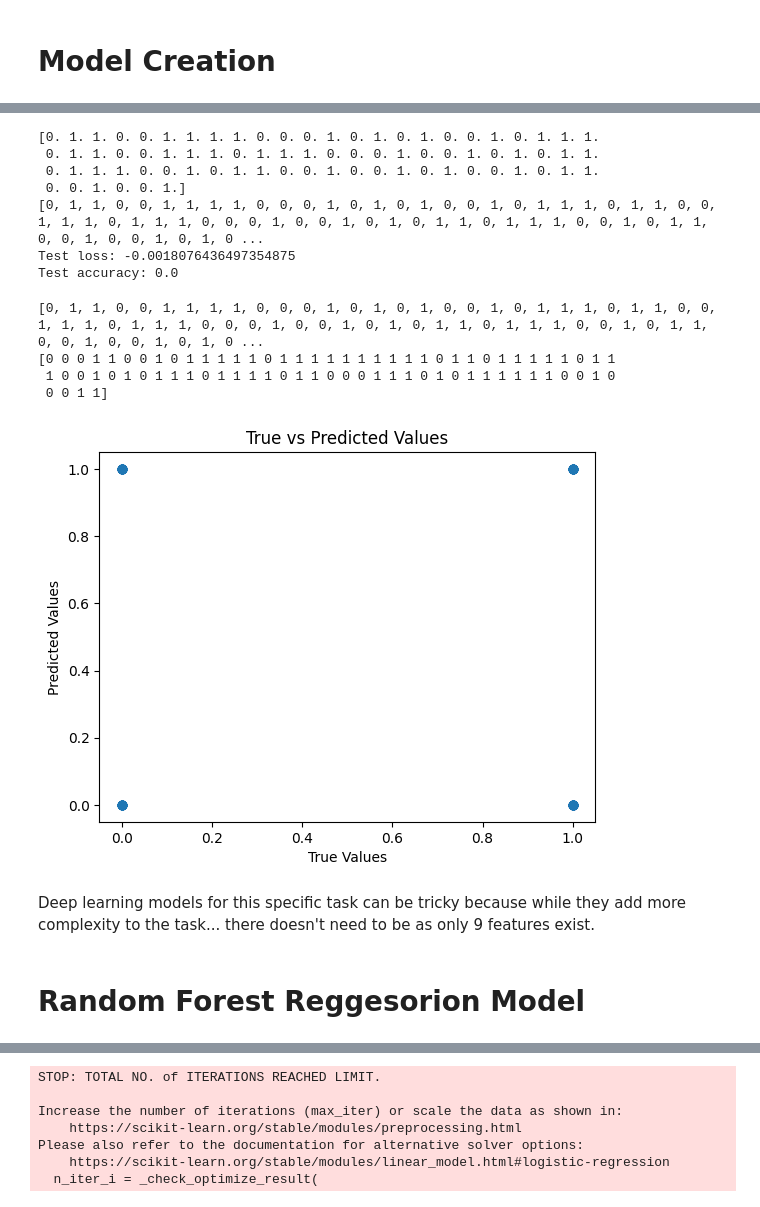
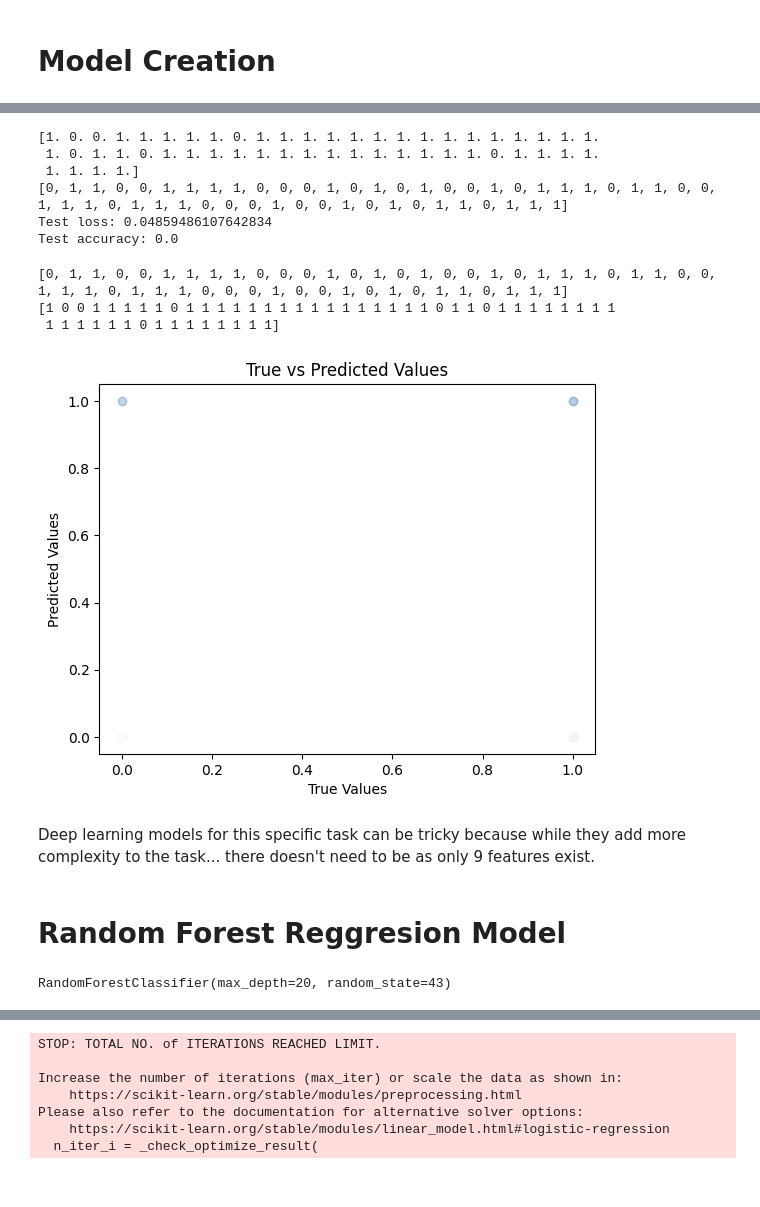
Before and after one commit to Matthewtershi/tamuhack24, a Jupyter notebook: main.ipynb, the cells around one changed output, grey strips where cells are left out. Cells and saved outputs as stored; diff of their text form; code cells hidden in the pictures.

```diff
--- a/main.ipynb
+++ b/main.ipynb
@@ -92,9 +92,9 @@ df['month_encoded'] = df['month'].map(mapping_dict)
 # %% [markdown]
 # Model Creation
 # %%
-inputs = ls.Input(shape=(len(df.drop(columns=['X', 'Y', 'month', 'day', 'area']).columns), ))
+inputs = ls.Input(shape=(len(df.drop(columns=['X', 'Y', 'month', 'day', 'area', 'goal']).columns), ))
 
-x = ls.Dense(10, activation='relu')(inputs)
+x = ls.Dense(30, activation='relu')(inputs)
 x = ls.Dense(20, activation='relu')(x)
 x = ls.Dense(10, activation='relu')(x)
 x = ls.Dense(20, activation='relu')(x)
@@ -143,11 +131,11 @@ model.compile(
     metrics=["accuracy"],
 )
 # %%
-X_train, X_test, y_train, y_test = train_test_split(df.drop(columns=['X', 'Y','month', 'day', 'area']),df['goal'] , random_state=104,test_size=0.15, shuffle=True)
-
-history = model.fit(X_train, y_train, batch_size=32, epochs=100)
+X_train, X_test, y_train, y_test = train_test_split(df[['X', 'Y','month','goal', 'day', 'area']],df['goal'] , random_state=104,test_size=0.1, shuffle=True)
+display(X_train)
+history = model.fit(X_train, y_train, batch_size=1, epochs=50)
 
 predictions = model.predict(X_test)
 
-test_scores = model.evaluate(X_test, y_test, verbose=2)
+test_scores = model.evaluate(X_test, y_test)
 # %% [output]
@@ -177,12 +149,11 @@ print([i for i in y_test])
 print("Test loss:", np.mean(predictions.flatten() - y_test))
 print("Test accuracy:",np.mean(predictions.flatten() == y_test))
 # %% [output]
-[0. 1. 1. 0. 0. 1. 1. 1. 1. 0. 0. 0. 1. 0. 1. 0. 1. 0. 0. 1. 0. 1. 1. 1.
- 0. 1. 1. 0. 0. 1. 1. 1. 0. 1. 1. 1. 0. 0. 0. 1. 0. 0. 1. 0. 1. 0. 1. 1.
- 0. 1. 1. 1. 0. 0. 1. 0. 1. 1. 0. 0. 1. 0. 0. 1. 0. 1. 0. 0. 1. 0. 1. 1.
- 0. 0. 1. 0. 0. 1.]
-[0, 1, 1, 0, 0, 1, 1, 1, 1, 0, 0, 0, 1, 0, 1, 0, 1, 0, 0, 1, 0, 1, 1, 1, 0, 1, 1, 0, 0, 1, 1, 1, 0, 1, 1, 1, 0, 0, 0, 1, 0, 0, 1, 0, 1, 0, 1, 1, 0, 1, 1, 1, 0, 0, 1, 0, 1, 1, 0, 0, 1, 0, 0, 1, 0, 1, 0 ...
-Test loss: -0.0018076436497354875
+[1. 0. 0. 1. 1. 1. 1. 1. 0. 1. 1. 1. 1. 1. 1. 1. 1. 1. 1. 1. 1. 1. 1. 1.
+ 1. 0. 1. 1. 0. 1. 1. 1. 1. 1. 1. 1. 1. 1. 1. 1. 1. 1. 1. 0. 1. 1. 1. 1.
+ 1. 1. 1. 1.]
+[0, 1, 1, 0, 0, 1, 1, 1, 1, 0, 0, 0, 1, 0, 1, 0, 1, 0, 0, 1, 0, 1, 1, 1, 0, 1, 1, 0, 0, 1, 1, 1, 0, 1, 1, 1, 0, 0, 0, 1, 0, 0, 1, 0, 1, 0, 1, 1, 0, 1, 1, 1]
+Test loss: 0.04859486107642834
 Test accuracy: 0.0
 # %%
 thresh = 0.5
@@ -190,23 +161,22 @@ predicted_labels = (predictions >= thresh).astype(int)
 print([i for i in y_test])
 print(predicted_labels.flatten())
 # %% [output]
-[0, 1, 1, 0, 0, 1, 1, 1, 1, 0, 0, 0, 1, 0, 1, 0, 1, 0, 0, 1, 0, 1, 1, 1, 0, 1, 1, 0, 0, 1, 1, 1, 0, 1, 1, 1, 0, 0, 0, 1, 0, 0, 1, 0, 1, 0, 1, 1, 0, 1, 1, 1, 0, 0, 1, 0, 1, 1, 0, 0, 1, 0, 0, 1, 0, 1, 0 ...
-[0 0 0 1 1 0 0 1 0 1 1 1 1 1 0 1 1 1 1 1 1 1 1 1 1 0 1 1 0 1 1 1 1 1 0 1 1
- 1 0 0 1 0 1 0 1 1 1 0 1 1 1 1 0 1 1 0 0 0 1 1 1 0 1 0 1 1 1 1 1 1 0 0 1 0
- 0 0 1 1]
+[0, 1, 1, 0, 0, 1, 1, 1, 1, 0, 0, 0, 1, 0, 1, 0, 1, 0, 0, 1, 0, 1, 1, 1, 0, 1, 1, 0, 0, 1, 1, 1, 0, 1, 1, 1, 0, 0, 0, 1, 0, 0, 1, 0, 1, 0, 1, 1, 0, 1, 1, 1]
+[1 0 0 1 1 1 1 1 0 1 1 1 1 1 1 1 1 1 1 1 1 1 1 1 1 0 1 1 0 1 1 1 1 1 1 1 1
+ 1 1 1 1 1 1 0 1 1 1 1 1 1 1 1]
 # %%
 #plt.scatter(y_test, y_test)
-plt.scatter(y_test, predicted_labels)
+plt.scatter(y_test, predicted_labels, alpha=0.01)
 #plt.plot(y_test, predicted_labels, color='red', label='Line of Best Fit')  # Regression line
 plt.xlabel('True Values')
 plt.ylabel('Predicted Values')
 plt.title('True vs Predicted Values')
 plt.show()
 # %% [output]
-[figure, old version]
+[figure, new version]
 # %% [markdown]
 Deep learning models for this specific task can be tricky because while they add more complexity to the task... there doesn't need to be as only 9 features exist.
 # %% [markdown]
-# Random Forest Reggesorion Model
+# Random Forest Reggresion Model
 # %%
 from sklearn.linear_model import LogisticRegression
@@ -213,0 +188,5 @@ from sklearn.metrics import accuracy_score, confusion_matrix
+# %%
+RandForReg = RandomForestClassifier(max_depth=20, random_state=43)
+RandForReg.fit(X_train, y_train)
+# %% [output]
+RandomForestClassifier(max_depth=20, random_state=43)
```
Also changed, not shown: parts of 29 cells of this notebook.
